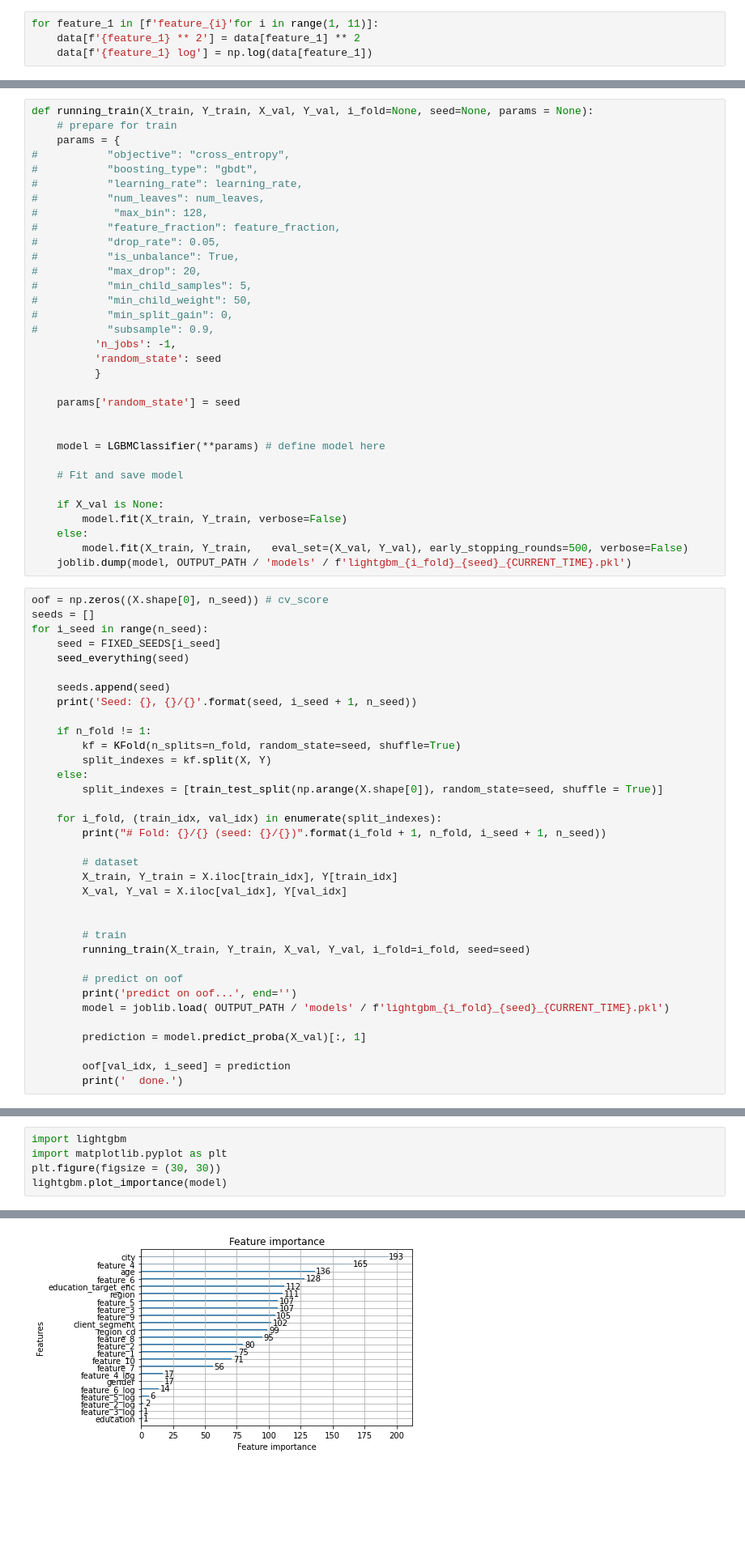
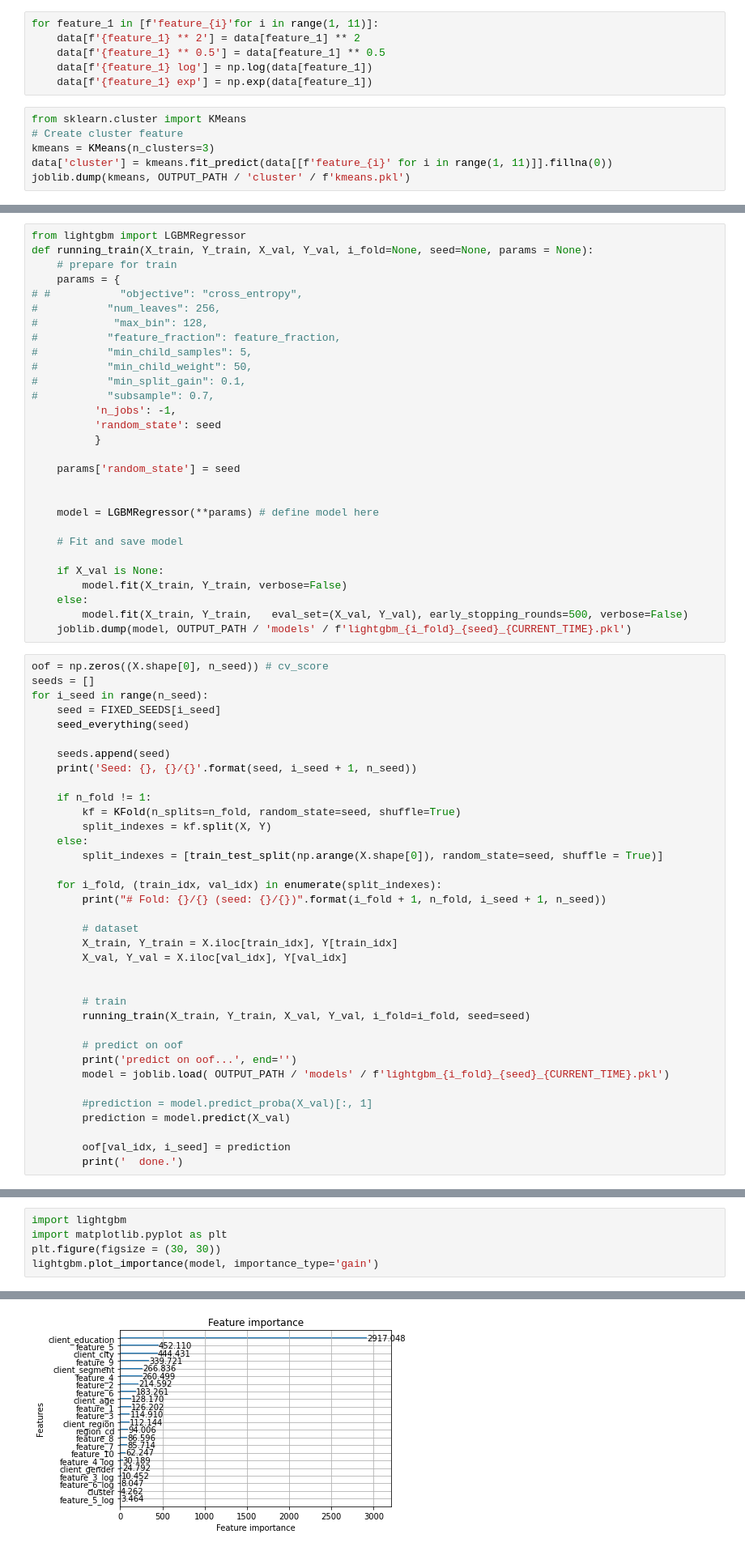
Before and after one commit to artkulak/idao-2021-finals, a Jupyter notebook: Baseline.ipynb, the cells around one changed output, grey strips where cells are left out. Shown: that part at 81% size. Cells and saved outputs as stored; diff of their text form; blank space fills up the shorter version.

```diff
--- a/Baseline.ipynb
+++ b/Baseline.ipynb
@@ -340,4 +343,12 @@ Categories (7, float64): [0.447195, 0.425499, 0.437984, 0.322535, 0.004202, 0.33
 # %%
 for feature_1 in [f'feature_{i}'for i in range(1, 11)]:
     data[f'{feature_1} ** 2'] = data[feature_1] ** 2
+    data[f'{feature_1} ** 0.5'] = data[feature_1] ** 0.5
     data[f'{feature_1} log'] = np.log(data[feature_1])
+    data[f'{feature_1} exp'] = np.exp(data[feature_1])
+# %%
+from sklearn.cluster import KMeans
+# Create cluster feature
+kmeans = KMeans(n_clusters=3)
+data['cluster'] = kmeans.fit_predict(data[[f'feature_{i}' for i in range(1, 11)]].fillna(0))
+joblib.dump(kmeans, OUTPUT_PATH / 'cluster' / f'kmeans.pkl')
@@ -396,22 +412,18 @@ min_data_in_leaf = 1000
 feature_fraction = 0.9
 num_boost_round = 3000
 # %%
+from lightgbm import LGBMRegressor
 def running_train(X_train, Y_train, X_val, Y_val, i_fold=None, seed=None, params = None):
     # prepare for train
     params = {
-#           "objective": "cross_entropy",
-#           "boosting_type": "gbdt",
-#           "learning_rate": learning_rate,
-#           "num_leaves": num_leaves,
+# #           "objective": "cross_entropy",
+#           "num_leaves": 256,
 #            "max_bin": 128,
 #           "feature_fraction": feature_fraction,
-#           "drop_rate": 0.05,
-#           "is_unbalance": True,
-#           "max_drop": 20,
 #           "min_child_samples": 5,
 #           "min_child_weight": 50,
-#           "min_split_gain": 0,
-#           "subsample": 0.9,
+#           "min_split_gain": 0.1,
+#           "subsample": 0.7,
           'n_jobs': -1,
           'random_state': seed
           }
@@ -419,7 +431,7 @@ def running_train(X_train, Y_train, X_val, Y_val, i_fold=None, seed=None, params
     params['random_state'] = seed
 
 
-    model = LGBMClassifier(**params) # define model here
+    model = LGBMRegressor(**params) # define model here
 
     # Fit and save model
 
@@ -459,7 +471,8 @@ for i_seed in range(n_seed):
         print('predict on oof...', end='')
         model = joblib.load( OUTPUT_PATH / 'models' / f'lightgbm_{i_fold}_{seed}_{CURRENT_TIME}.pkl')
 
-        prediction = model.predict_proba(X_val)[:, 1]
+        #prediction = model.predict_proba(X_val)[:, 1]
+        prediction = model.predict(X_val)
 
         oof[val_idx, i_seed] = prediction
         print('  done.')
@@ -541,10 +546,10 @@ Accuracy score: 0.828867801655968
 # %%
 import lightgbm
 import matplotlib.pyplot as plt
 plt.figure(figsize = (30, 30))
-lightgbm.plot_importance(model)
+lightgbm.plot_importance(model, importance_type='gain')
 # %% [output]
 <AxesSubplot:title={'center':'Feature importance'}, xlabel='Feature importance', ylabel='Features'>
 <Figure size 2160x2160 with 0 Axes>
-[figure, old version]
+[figure, new version]
 # %%
```
Also changed, not shown: parts of 17 cells of this notebook, 9 other files.
